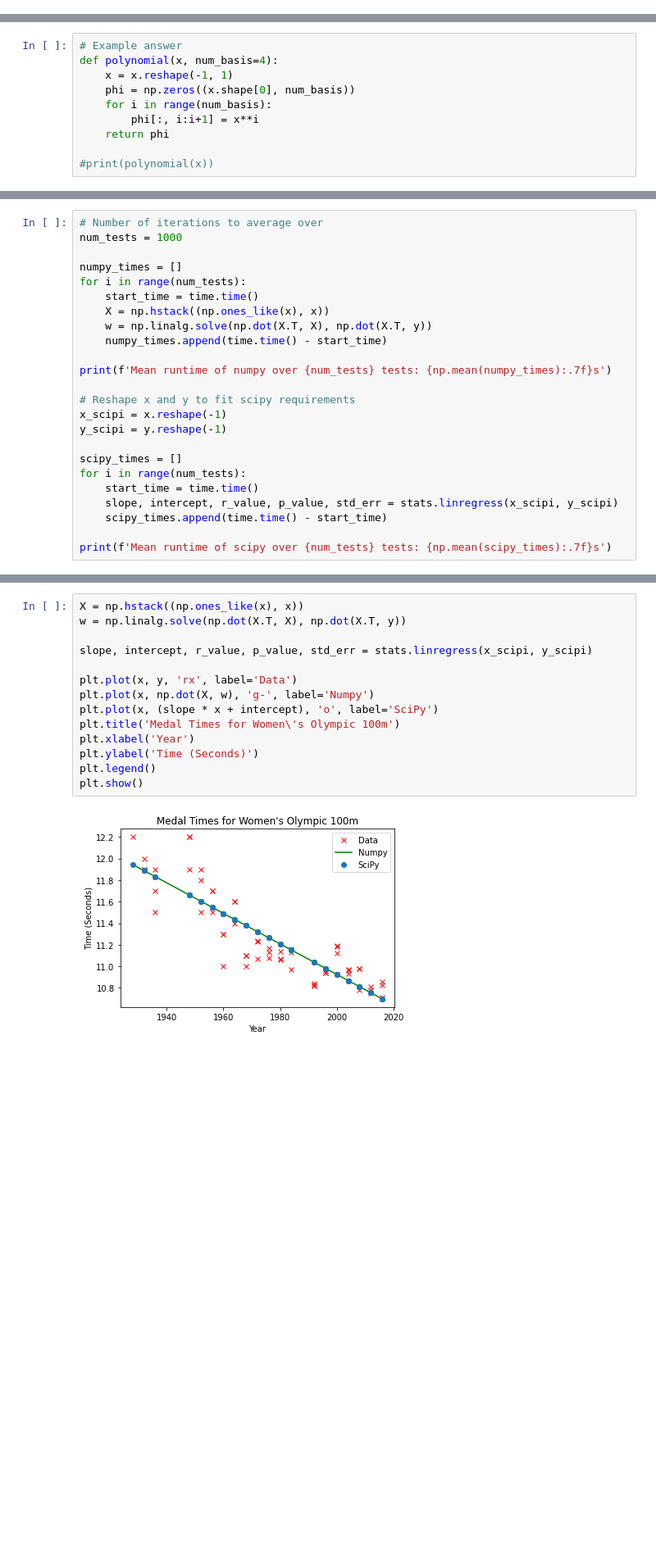
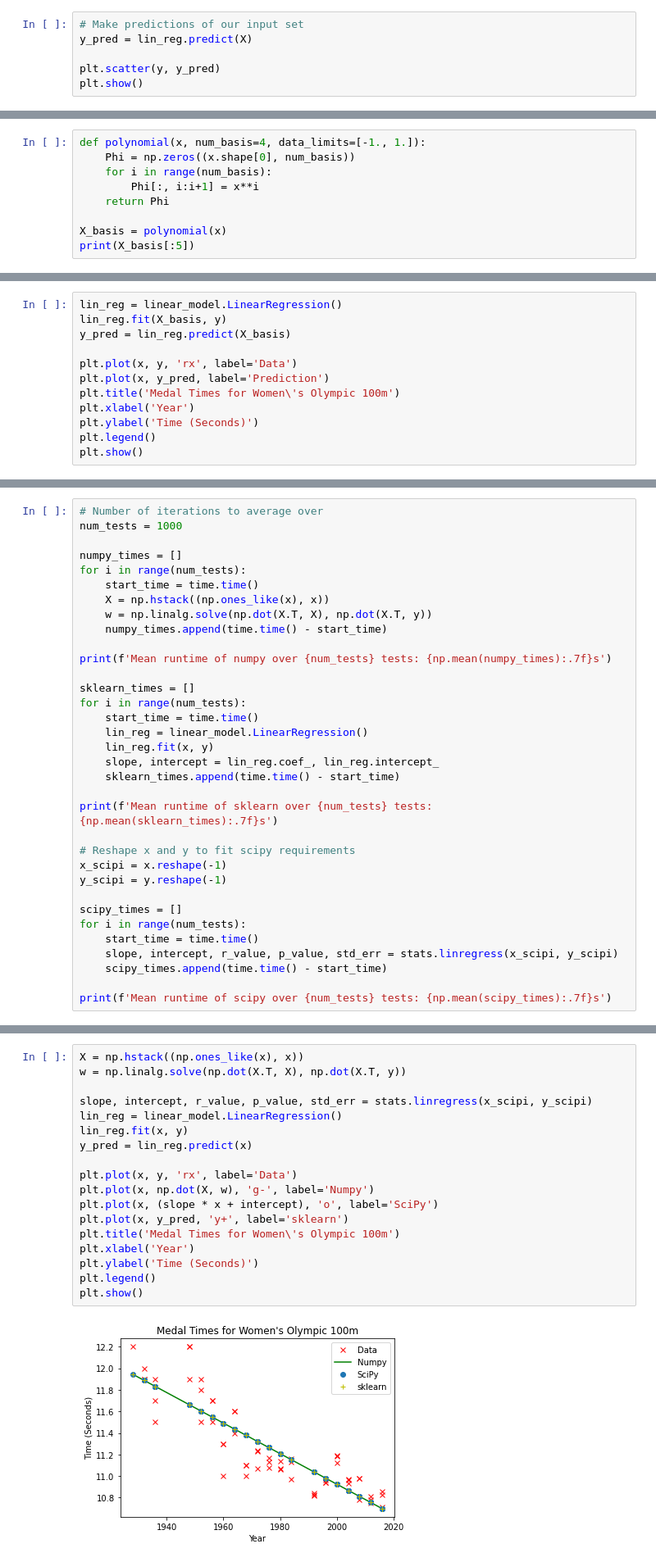
Before and after one commit to wrmthorne/SWiCS-WIE-Advanced-Python-Worksheets, a Jupyter notebook: linear_regression_notebook.ipynb, the cells around one changed output, grey strips where cells are left out. Shown at 82% size. Saved outputs shown, nothing was run; the diff lists cells and outputs as text; blank space fills up the shorter version.

```diff
--- a/linear_regression_notebook.ipynb
+++ b/linear_regression_notebook.ipynb
@@ -294,0 +354,6 @@ print(run1)
+# %%
+# Make predictions of our input set
+y_pred = lin_reg.predict(X)
+
+plt.scatter(y, y_pred)
+plt.show()
@@ -348,10 +445,9 @@ As a bonus, allow the function to take a parameter to control the number of poly
 # %%
-# Example answer
-def polynomial(x, num_basis=4):
-    x = x.reshape(-1, 1)
-    phi = np.zeros((x.shape[0], num_basis))
+def polynomial(x, num_basis=4, data_limits=[-1., 1.]):
+    Phi = np.zeros((x.shape[0], num_basis))
     for i in range(num_basis):
-        phi[:, i:i+1] = x**i
-    return phi
+        Phi[:, i:i+1] = x**i
+    return Phi
 
-#print(polynomial(x))
+X_basis = polynomial(x)
+print(X_basis[:5])
@@ -361,0 +460,12 @@ def polynomial(x, num_basis=4):
+# %%
+lin_reg = linear_model.LinearRegression()
+lin_reg.fit(X_basis, y)
+y_pred = lin_reg.predict(X_basis)
+
+plt.plot(x, y, 'rx', label='Data')
+plt.plot(x, y_pred, label='Prediction')
+plt.title('Medal Times for Women\'s Olympic 100m')
+plt.xlabel('Year')
+plt.ylabel('Time (Seconds)')
+plt.legend()
+plt.show()
@@ -577,6 +691,16 @@ for i in range(num_tests):
 
 print(f'Mean runtime of numpy over {num_tests} tests: {np.mean(numpy_times):.7f}s')
 
+sklearn_times = []
+for i in range(num_tests):
+    start_time = time.time()
+    lin_reg = linear_model.LinearRegression()
+    lin_reg.fit(x, y)
+    slope, intercept = lin_reg.coef_, lin_reg.intercept_
+    sklearn_times.append(time.time() - start_time)
+
+print(f'Mean runtime of sklearn over {num_tests} tests: {np.mean(sklearn_times):.7f}s')
+
 # Reshape x and y to fit scipy requirements
 x_scipi = x.reshape(-1)
 y_scipi = y.reshape(-1)
@@ -596,19 +721,23 @@ To prove that this is an identical result to the SciPy implementation, we can pl
 # %%
 X = np.hstack((np.ones_like(x), x))
 w = np.linalg.solve(np.dot(X.T, X), np.dot(X.T, y))
 
 slope, intercept, r_value, p_value, std_err = stats.linregress(x_scipi, y_scipi)
+lin_reg = linear_model.LinearRegression()
+lin_reg.fit(x, y)
+y_pred = lin_reg.predict(x)
 
 plt.plot(x, y, 'rx', label='Data')
 plt.plot(x, np.dot(X, w), 'g-', label='Numpy')
 plt.plot(x, (slope * x + intercept), 'o', label='SciPy')
+plt.plot(x, y_pred, 'y+', label='sklearn')
 plt.title('Medal Times for Women\'s Olympic 100m')
 plt.xlabel('Year')
 plt.ylabel('Time (Seconds)')
 plt.legend()
 plt.show()
 # %% [output]
-[figure, old version]
+[figure, new version]
 # %% [markdown]
 To enxtend this example to implement the basis functions discussed before, we can slightly modify the method.
 # %%
```
Also changed, not shown: parts of 42 cells of this notebook.
